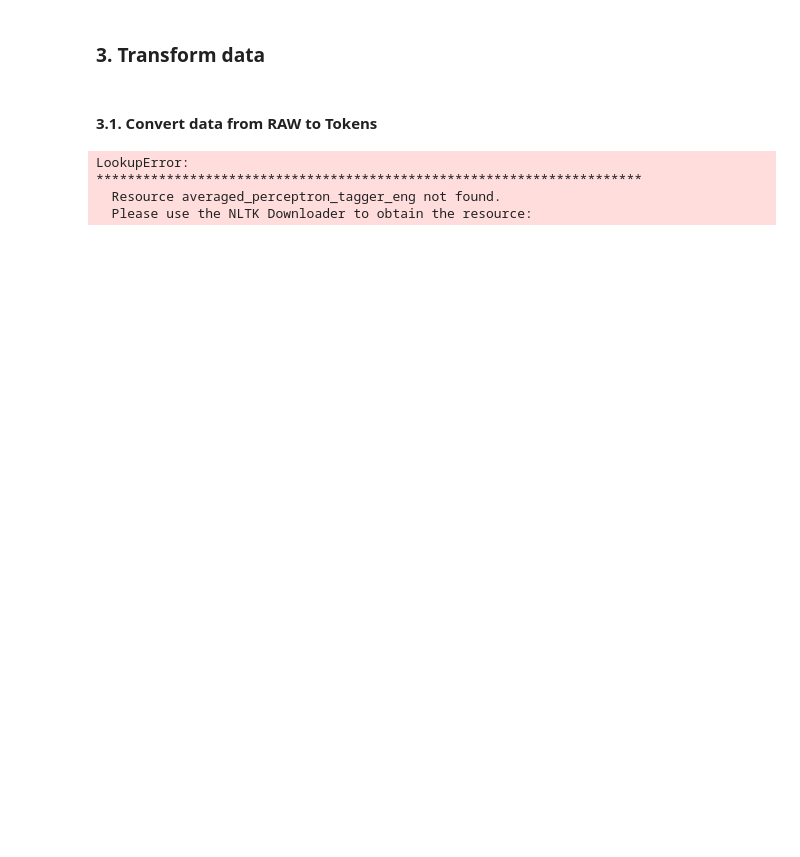
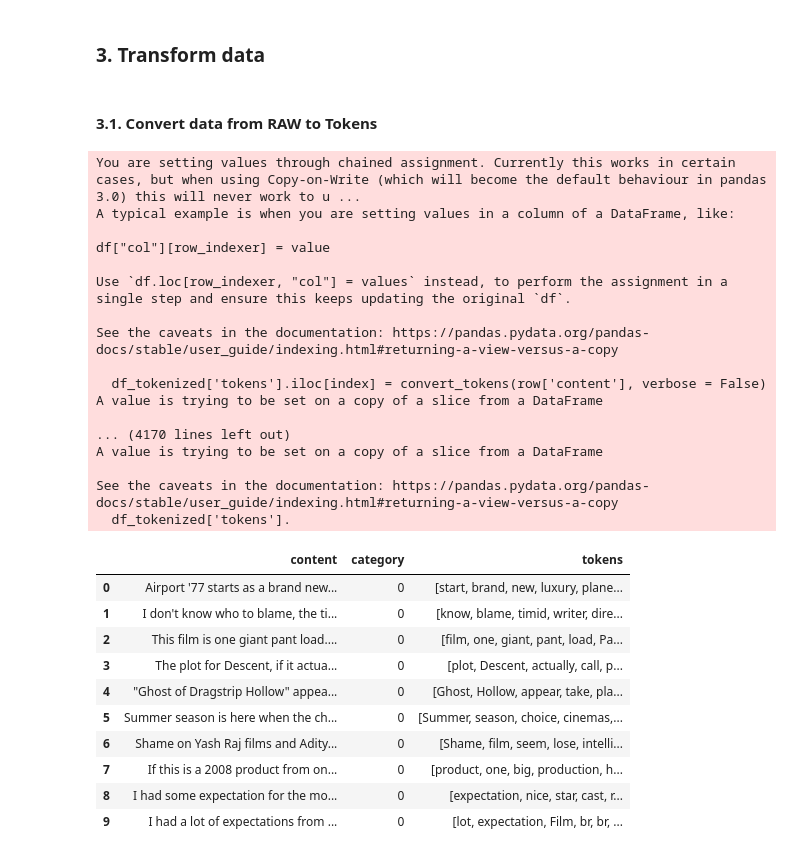
Before and after one commit to VanNguyen-Mia/DataProject02_NLP_MovieReview, a Jupyter notebook: notebooks/research.ipynb, the cells around one changed output. Cells and saved outputs as stored; diff of their text form; code cells hidden in the pictures; blank space fills up the shorter version.

```diff
--- a/notebooks/research.ipynb
+++ b/notebooks/research.ipynb
@@ -148,16 +152,40 @@ def convert_tokens(rawtext, verbose):
 
     return rmnb_token_words
 # %%
-df_handle = df.copy()
-[n, d] = df_handle.shape
-df_handle['tokens'] = ['']*n
+df_tokenized = df.copy()
+[n, d] = df_tokenized.shape
+df_tokenized['tokens'] = ['']*n
 
-for index, row in df_handle.iterrows():
-    df_handle['tokens'].iloc[index] = convert_tokens(row['content'], verbose = False)
+for index, row in df_tokenized.iterrows():
+    df_tokenized['tokens'].iloc[index] = convert_tokens(row['content'], verbose = False)
 
-df_handle.head(10)
+df_tokenized.head(10)
 # %% [output]
-LookupError:
-**********************************************************************
-  Resource averaged_perceptron_tagger_eng not found.
-  Please use the NLTK Downloader to obtain the resource:
+You are setting values through chained assignment. Currently this works in certain cases, but when using Copy-on-Write (which will become the default behaviour in pandas 3.0) this will never work to u ...
+A typical example is when you are setting values in a column of a DataFrame, like:
+
+df["col"][row_indexer] = value
+
+Use `df.loc[row_indexer, "col"] = values` instead, to perform the assignment in a single step and ensure this keeps updating the original `df`.
+
+See the caveats in the documentation: https://pandas.pydata.org/pandas-docs/stable/user_guide/indexing.html#returning-a-view-versus-a-copy
+
+  df_tokenized['tokens'].iloc[index] = convert_tokens(row['content'], verbose = False)
+A value is trying to be set on a copy of a slice from a DataFrame
+
+... (4170 lines left out)
+A value is trying to be set on a copy of a slice from a DataFrame
+
+See the caveats in the documentation: https://pandas.pydata.org/pandas-docs/stable/user_guide/indexing.html#returning-a-view-versus-a-copy
+  df_tokenized['tokens'].
+|  | content | category | tokens |
+| 0 | Airport '77 starts as a brand new... | 0 | [start, brand, new, luxury, plane... |
+| 1 | I don't know who to blame, the ti... | 0 | [know, blame, timid, writer, dire... |
+| 2 | This film is one giant pant load.... | 0 | [film, one, giant, pant, load, Pa... |
+| 3 | The plot for Descent, if it actua... | 0 | [plot, Descent, actually, call, p... |
+| 4 | "Ghost of Dragstrip Hollow" appea... | 0 | [Ghost, Hollow, appear, take, pla... |
+| 5 | Summer season is here when the ch... | 0 | [Summer, season, choice, cinemas,... |
+| 6 | Shame on Yash Raj films and Adity... | 0 | [Shame, film, seem, lose, intelli... |
+| 7 | If this is a 2008 product from on... | 0 | [product, one, big, production, h... |
+| 8 | I had some expectation for the mo... | 0 | [expectation, nice, star, cast, r... |
+| 9 | I had a lot of expectations from ... | 0 | [lot, expectation, Film, br, br, ... |
```
Also changed, not shown: parts of 5 cells of this notebook.
